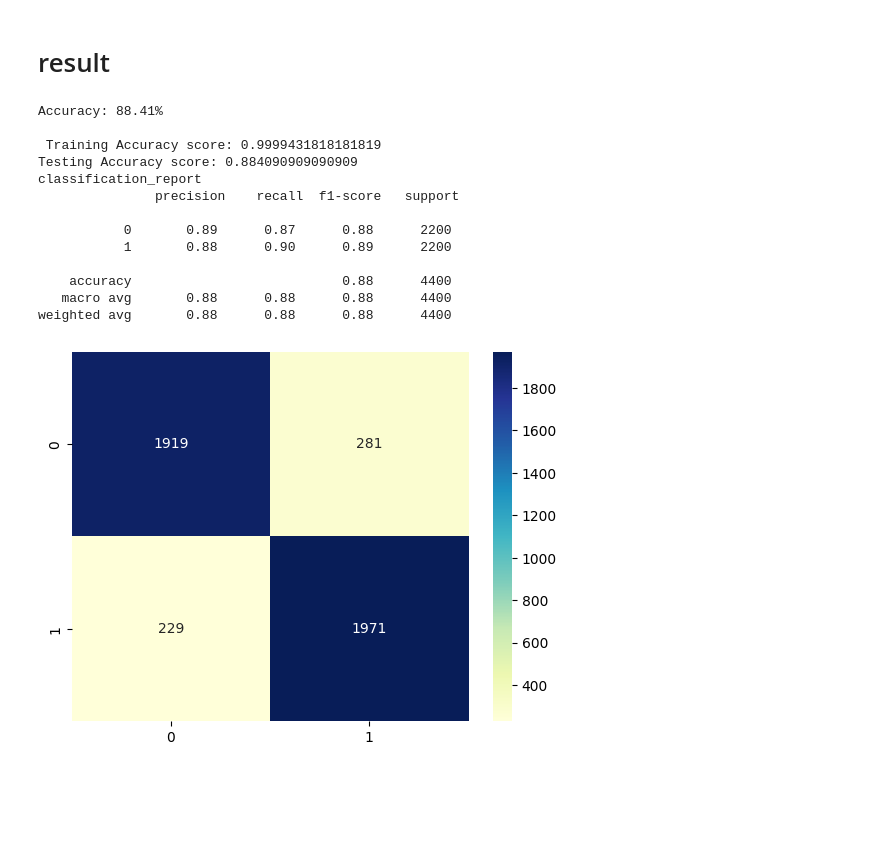
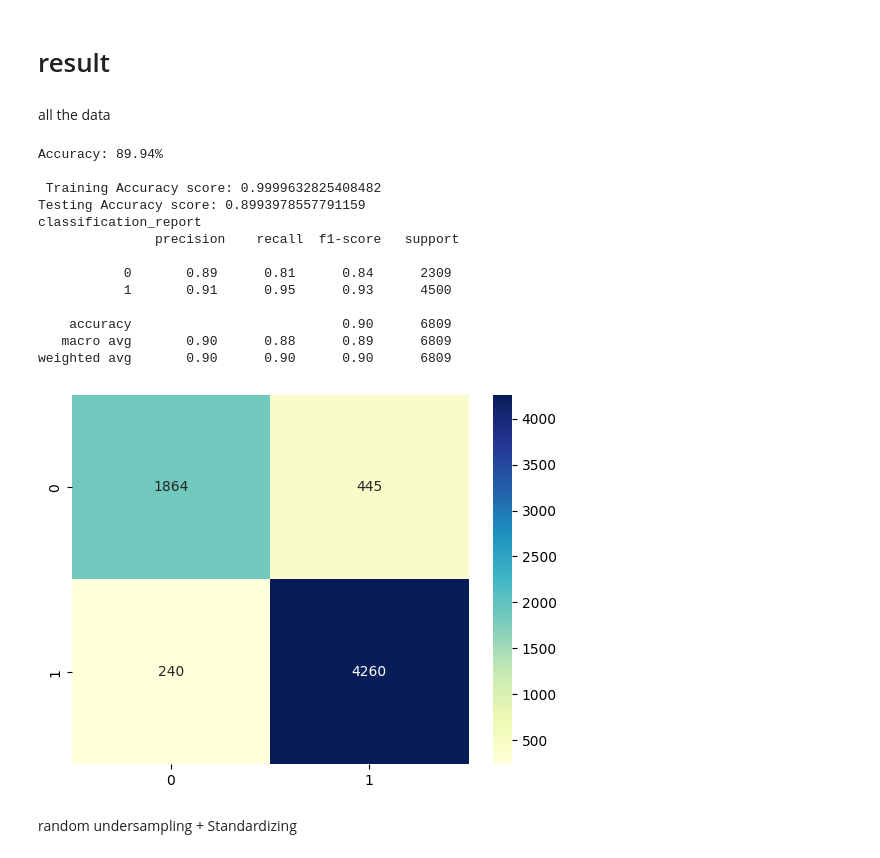
Before and after one commit to PFE2024/satt_ai, a Jupyter notebook: twitter/RandomForestClassifier.ipynb, the cells around one changed output. Cells and saved outputs as stored; diff of their text form; code cells hidden in the pictures; blank space fills up the shorter version.

Commit message:
test undersimpling

```diff
--- a/twitter/RandomForestClassifier.ipynb
+++ b/twitter/RandomForestClassifier.ipynb
@@ -152,6 +147,8 @@ df.to_csv('./Data/featuresfloatvf.csv', index=False)
 # %% [markdown]
 
 # result
+# %% [markdown]
+all the data
 # %%
 import numpy as np # linear algebra
 import pandas as pd # data processing, CSV file I/O (e.g. pd.read_csv)
@@ -163,46 +160,50 @@ import matplotlib.pyplot as plt
 from datetime import datetime
 from sklearn import metrics
 import seaborn as sns
 import matplotlib.pyplot as plt
 from sklearn.metrics import classification_report
+from imblearn.under_sampling import TomekLinks
+df = pd.read_csv('./Data/data+descvf.csv')
+# tl = TomekLinks()
+x=df.iloc[:, :-3]
+y = df.account_type.values.tolist()
+# x, y = tl.fit_resample(x, y)
 
-df = pd.read_csv('./Data/datavf.csv')
-
-x=df.iloc[:, :-2]
-y = df.account_type.values.tolist()
 x_train, x_test, y_train, y_test = train_test_split(x, y, test_size=0.2, random_state=42,stratify=y)
 
 
 clf=RandomForestClassifier()
 clf.fit(x_train,y_train)
 score = clf.score(x_test, y_test)
 print("Accuracy: %.2f%%" % (score * 100))
 y_pred_train = clf.predict(x_train)
 y_pred_test = clf.predict(x_test)
 print("\n Training Accuracy score:",metrics.accuracy_score(y_train, y_pred_train))
 print("Testing Accuracy score:",metrics.accuracy_score(y_test, y_pred_test))
 print("classification_report \n "+classification_report(y_test, y_pred_test))
 cm = metrics.confusion_matrix(y_test, y_pred_test)
 # print('Confusion matrix\n', cm)
 
 cm_matrixNB = pd.DataFrame(data=cm, )
 sns.heatmap(cm_matrixNB, annot=True, fmt='d', cmap='YlGnBu')
 plt.show()
 # %% [output]
-Accuracy: 88.41%
+Accuracy: 89.94%
 
- Training Accuracy score: 0.9999431818181819
-Testing Accuracy score: 0.884090909090909
+ Training Accuracy score: 0.9999632825408482
+Testing Accuracy score: 0.8993978557791159
 classification_report
                precision    recall  f1-score   support
 
-           0       0.89      0.87      0.88      2200
-           1       0.88      0.90      0.89      2200
+           0       0.89      0.81      0.84      2309
+           1       0.91      0.95      0.93      4500
 
-    accuracy                           0.88      4400
-   macro avg       0.88      0.88      0.88      4400
-weighted avg       0.88      0.88      0.88      4400
+    accuracy                           0.90      6809
+   macro avg       0.90      0.88      0.89      6809
+weighted avg       0.90      0.90      0.90      6809
-[figure, old version]
+[figure, new version]
+# %% [markdown]
+random undersampling  + Standardizing
 # %%
 from sklearn.pipeline import Pipeline
 from sklearn.preprocessing import StandardScaler
```
Also changed, not shown: parts of 10 cells of this notebook, 11 other files.
